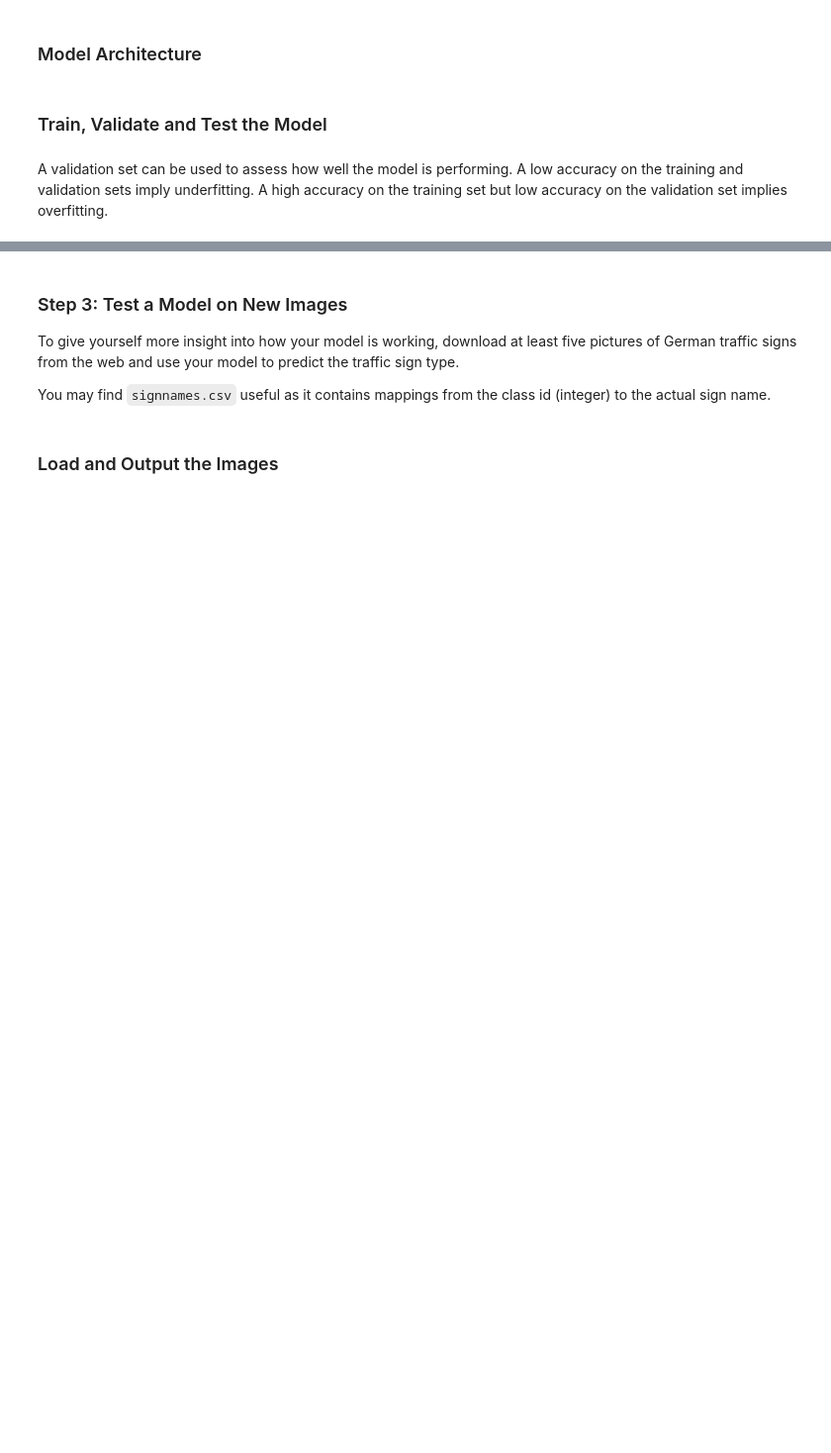
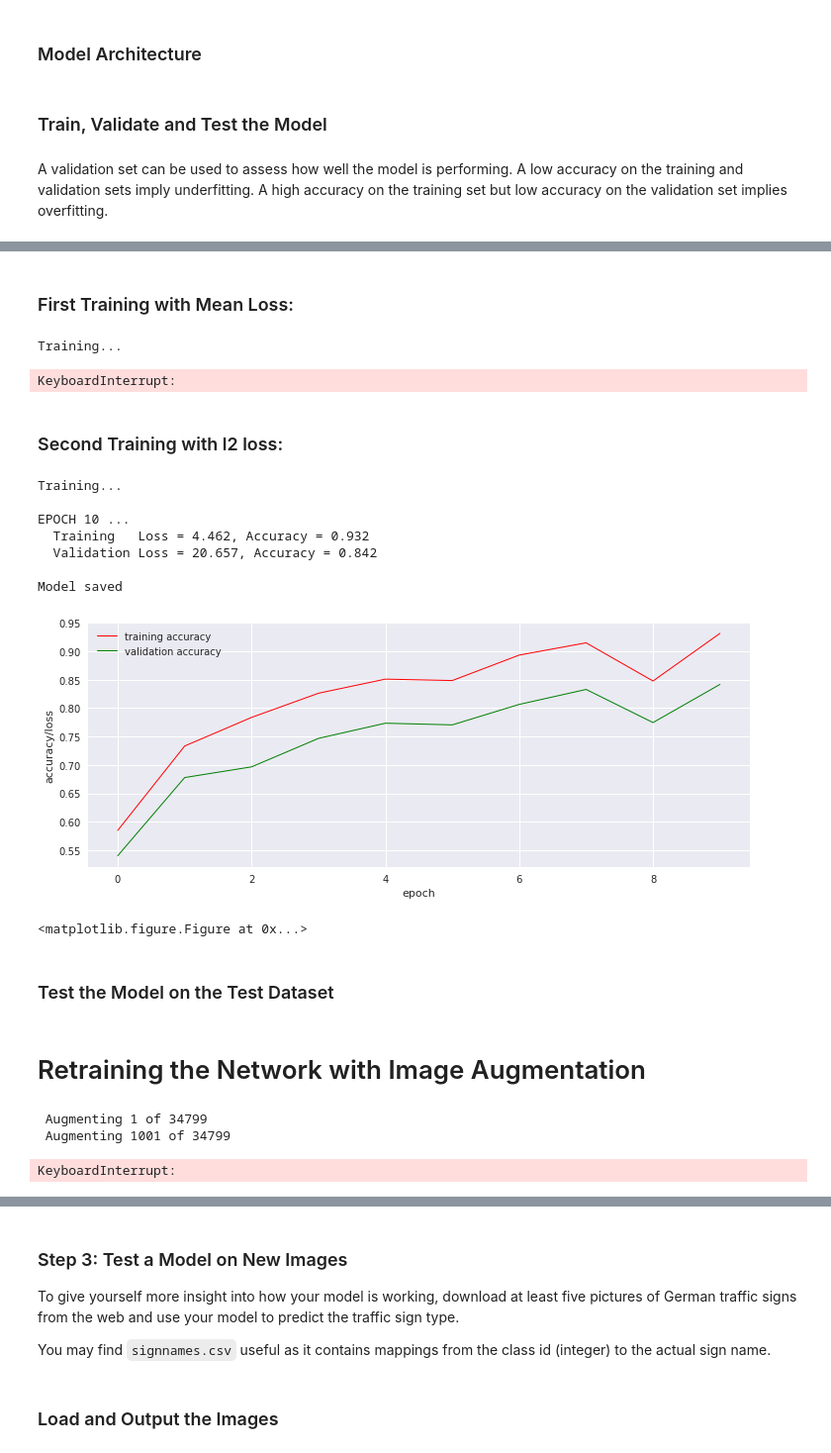
Before and after one commit to cristianku/CarND-Traffic-Sign-Classifier-Project, a Jupyter notebook: Traffic_Sign_Classifier.ipynb, the cells around one changed output, grey strips where cells are left out. Shown at 99% size. Drawn from its saved outputs; the diff is of its cells as text; code cells hidden in the pictures; blank space fills up the shorter version.

```diff
--- a/Traffic_Sign_Classifier.ipynb
+++ b/Traffic_Sign_Classifier.ipynb
@@ -225,7 +231,7 @@ from tensorflow.contrib.layers import flatten
 def LeNet(x):
     # Arguments used for tf.truncated_normal, randomly defines variables for the weights and biases for each layer
     mu = 0
-    sigma = 1.0
+    sigma = 0.1
 
     # Layer 1: Convolutional. Input = 32x32x1. Output = 28x28x6.
     conv1_W = tf.Variable(tf.truncated_normal(shape=(5, 5, 3, 6), mean = mu, stddev = sigma),name="conv1_W")
@@ -279,9 +285,7 @@ def LeNet(x):
 
     # SOLUTION: Activation.
     fc2    = tf.nn.relu(fc2)
-    #fc2 = tf.nn.dropout(fc2, keep_prob)
-
-
+    fc2 = tf.nn.dropout(fc2, keep_prob)
 
     # SOLUTION: Layer 5: Fully Connected. Input = 84. Output = 43.
     fc3_W  = tf.Variable(tf.truncated_normal(shape=(84, 43), mean = mu, stddev = sigma),name="fc3_W")
@@ -319,13 +323,13 @@ correct_prediction = tf.equal(tf.argmax(logits, 1), tf.argmax(one_hot_y, 1), nam
 accuracy_operation = tf.reduce_mean(tf.cast(correct_prediction, tf.float32), name="accuracy_operation")
 saver = tf.train.Saver()
 
-def evaluate(X_data, y_data):
+def evaluate(X_data, y_data, batch_size, keep_prob_dropout):
     num_examples = len(X_data)
     total_accuracy = 0
     total_loss = 0
     sess = tf.get_default_session()
-    for offset in range(0, num_examples, BATCH_SIZE):
-        batch_x, batch_y = X_data[offset:offset+BATCH_SIZE], y_data[offset:offset+BATCH_SIZE]
+    for offset in range(0, num_examples, batch_size):
+        batch_x, batch_y = X_data[offset:offset+batch_size], y_data[offset:offset+batch_size]
         loss, accuracy  = sess.run([loss_operation,accuracy_operation], feed_dict={x: batch_x, y: batch_y,keep_prob:keep_prob_dropout})
         total_accuracy += (accuracy * len(batch_x))
         total_loss += (loss * len(batch_x))
@@ -412,0 +434,36 @@ KeyboardInterrupt:
+# %% [markdown]
+### First Training with Mean Loss:
+# %%
+# Starting first training:
+loss_operation = tf.reduce_mean(cross_entropy)
+
+training(  X_train, y_train, X_validation, y_validation,
+           rate              = 0.001,  # learning rate
+           keep_prob_dropout = 0.7,
+           epochs            = 10 ,
+           batch_size        = 256)
+# %% [output]
+Training...
+KeyboardInterrupt:
+# %% [markdown]
+### Second Training with l2 loss:
+# %%
+loss_operation = tf.nn.l2_loss(cross_entropy)
+
+training(  X_train, y_train, X_validation, y_validation,
+           rate              = 0.001,  # learning rate
+           keep_prob_dropout = 0.7,
+           epochs            = 10 ,
+           batch_size        = 256)
+# %% [output]
+Training...
+
+EPOCH 10 ...
+  Training   Loss = 4.462, Accuracy = 0.932
+  Validation Loss = 20.657, Accuracy = 0.842
+
+Model saved
+[figure, added]
+<matplotlib.figure.Figure at 0x...>
+# %% [markdown]
+### Test the Model on the Test Dataset
@@ -412,0 +477,2 @@ KeyboardInterrupt:
+# %% [markdown]
+# Retraining the Network with Image Augmentation
@@ -412,0 +516,27 @@ KeyboardInterrupt:
+# %%
+### Augment the entire Training Set:
+X_train_new = []
+y_train_new = []
+for i, image in enumerate(X_train_ori):
+        if len(X_train_new) == 0:
+            X_train_new = np.array([image])
+            y_train_new.append(y_train_ori[i])
+        else:
+            X_train_new = np.concatenate((X_train_new, [image]), axis = 0 )
+            y_train_new.append(y_train_ori[i])
+
+        # Create additional 5 images augmented from the original one
+        for x in range ( 0, 2 ):
+            augmented = transform_image(image
+                                        ,ang_range=random.randrange(0,360,1)
+                                        ,shear_range=random.randrange(0,30,1)
+                                        ,trans_range=random.randrange(0,10,1)/10)
+            X_train_new = np.concatenate((X_train_new, [augmented]), axis = 0 )
+            y_train_new.append(y_train_ori[i])
+        if i % 1000 == 0:
+            print ( " Augmenting {} of {}".format(i+1,len(X_train_ori)))
+print ( " Images augmented . Size before {}, size after {}".format(len(X_train_ori), len(X_train_new)))
+# %% [output]
+ Augmenting 1 of 34799
+ Augmenting 1001 of 34799
+KeyboardInterrupt:
```
Also changed, not shown: parts of 17 cells of this notebook, 4 other files.
